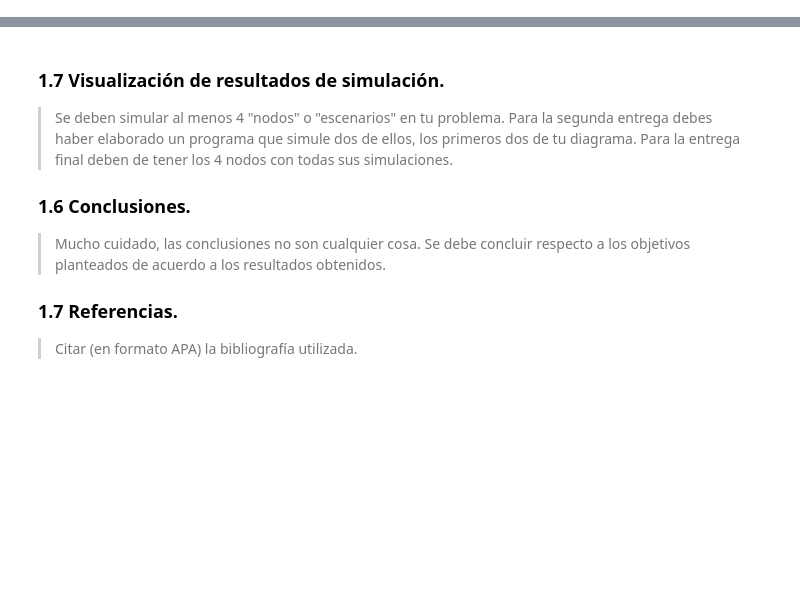
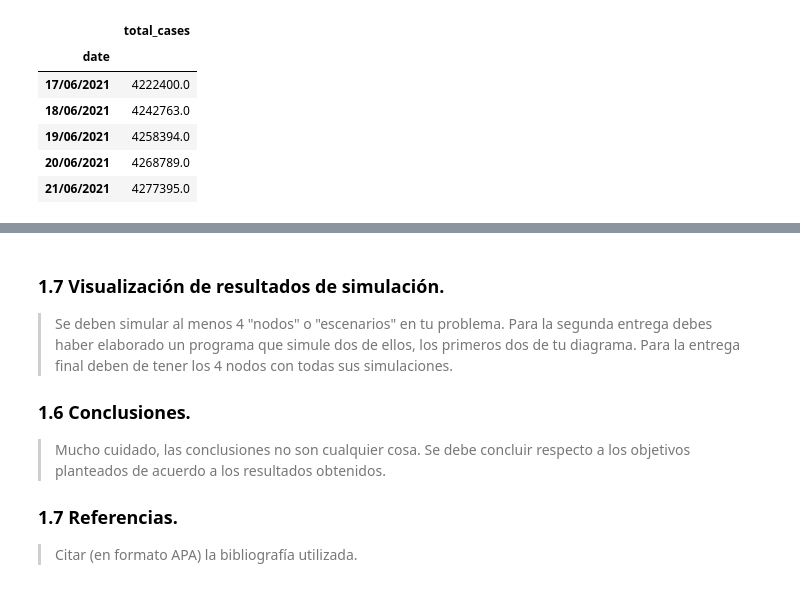
Before and after one commit to valerialadron/Proyecto_VLadron_MMLopez, a Jupyter notebook: Proyecto_VLadron_MMLopez.ipynb, the cells around one changed output, grey strips where cells are left out. Saved outputs shown, nothing was run; the diff lists cells and outputs as text; code cells hidden in the pictures; blank space fills up the shorter version.

```diff
--- a/Proyecto_VLadron_MMLopez.ipynb
+++ b/Proyecto_VLadron_MMLopez.ipynb
@@ -122,0 +119,12 @@ colombia_vac = colombia['total_vaccinations']
+# %%
+#Argentina
+argentina_casos = pd.DataFrame(argentina['total_cases'])
+argentina_casos.tail()
+# %% [output]
+|  | total_cases |
+| date |  |
+| 17/06/2021 | 4222400.0 |
+| 18/06/2021 | 4242763.0 |
+| 19/06/2021 | 4258394.0 |
+| 20/06/2021 | 4268789.0 |
+| 21/06/2021 | 4277395.0 |
```
Also changed, not shown: parts of 28 cells of this notebook, 1 other file.
